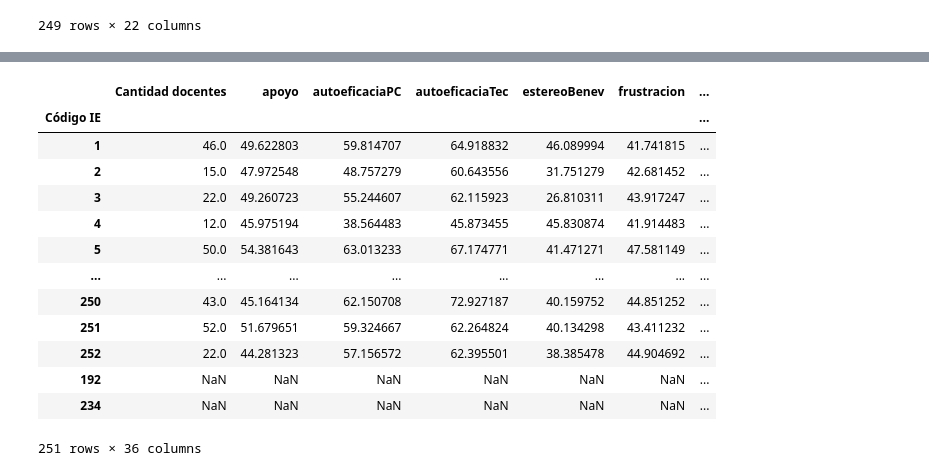
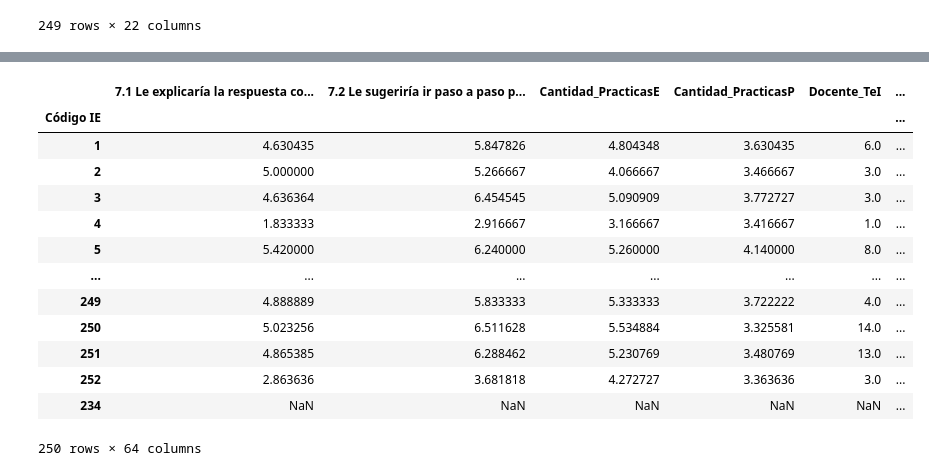
Before and after one commit to Grupo-Informatica-Educativa/CFK2022, a Jupyter notebook: utils/cleaners/Marco_consolidacion/consolidacion_D3.ipynb, the cells around one changed output, grey strips where cells are left out. Drawn from its saved outputs; the diff is of its cells as text; code cells hidden in the pictures.

Commit message:
termine dimension 3

```diff
--- a/utils/cleaners/Marco_consolidacion/consolidacion_D3.ipynb
+++ b/utils/cleaners/Marco_consolidacion/consolidacion_D3.ipynb
@@ -583,8 +597,8 @@ doc_area_d1['Nivel_cant_practicas_ev_area'] =  pd.cut(doc_area_d1['Cantidad_Prac
 # %% [markdown]
 #### Todos los docentes
 # %%
-doc_d1 = doc_escalas.pivot_table(index=['Código IE'], values=list(agg_funcs.keys()), aggfunc=agg_funcs).rename(columns={'N registro':'Cantidad docentes'})
-doc_d1
+doc_d3 = doc_escalas.pivot_table(index=['Código IE'], values=list(agg_funcs.keys()), aggfunc=agg_funcs).rename(columns={'N registro':'Cantidad docentes'})
+doc_d3
 # %% [output]
 |  | 7.1 Le explicaría la respuesta co... | 7.2 Le sugeriría ir paso a paso p... | Cantidad_PracticasE | Cantidad_PracticasP | Docente_TeI | ... |
 | Código IE |  |  |  |  |  | ... |
@@ -601,10 +615,12 @@ doc_d1
 | 252 | 2.863636 | 3.681818 | 4.272727 | 3.363636 | 3 | ... |
 249 rows × 22 columns
 # %%
-doc_d1['Fraccion_no_conoce'] = 100*doc_d1['No conocePC']/doc_d1['Cantidad docentes']
+doc_d3['Fraccion_no_conoce'] = 100*doc_d3['No conocePC']/doc_d3['Cantidad docentes']
 
-doc_d1['Fraccion_formado_noimplementa'] = 100*(doc_d1['Formado_noI']/doc_d1['Formado'])
-doc_d1
+doc_d3['Fraccion_formado_noimplementa'] = 100*(doc_d3['Formado_noI']/doc_d3['Formado'])
+
+doc_d3['Fraccion_reconoce_importancia'] = 100*(doc_d3['ReconoceImportancia']/doc_d3['Cantidad docentes'])
+doc_d3
 # %% [output]
 |  | 7.1 Le explicaría la respuesta co... | 7.2 Le sugeriría ir paso a paso p... | Cantidad_PracticasE | Cantidad_PracticasP | Docente_TeI | ... |
 | Código IE |  |  |  |  |  | ... |
@@ -629,4 +655,18 @@ doc_d1['Nivel SentidoC'] =  pd.cut(doc_d1['sentidoComunidad'], bins=[0, 50, 60,1
+# %%
+doc_d3['Nivel no_conoce_g'] =  pd.cut(doc_d3['Fraccion_no_conoce'], bins=[0,30,50,100], labels=['5','1B','1A'], include_lowest=True)
+
+doc_d3['Nivel formado_no_i_g'] =  pd.cut(doc_d3['Fraccion_formado_noimplementa'], bins=[0, 30,100], labels=['5','1A'], include_lowest=True)
+
+doc_d3['Nivel SentidoC_g'] =  pd.cut(doc_d3['sentidoComunidad'], bins=[0, 50, 60,100], labels=['3','4', '5'], include_lowest=True)
+
+doc_d3['Nivel autoeficaciaPC_g'] =  pd.cut(doc_d3['autoeficaciaPC'], bins=[0,20,40,60,80,100], labels=['1B','2A','3','4', '5'], include_lowest=True)
+
+doc_d3['Nivel explicaria_g'] = pd.cut(doc_d3['7.1 Le explicaría la respuesta correcta'],
+ bins=[0,5,7,10],labels=['5','2A', '1B'], include_lowest=True)
+
+doc_d3['Nivel reconoceI_g'] =  pd.cut(doc_d3['Fraccion_reconoce_importancia'], bins=[0,50,100], labels=['2A','5'], include_lowest=True)
+doc_d3['Nivel err_conceptual_g'] =  pd.cut(doc_d3['Fraccion_reconoce_importancia'], bins=[0,0.4,0.7,1], labels=['3','4','5'], include_lowest=True)
 # %%
-dimension1 = pd.concat([doc_d1,dir_d1,plan1_d1, plan2_d1],ignore_index=False, axis=1)
-dimension1[dimension1.filter(regex='^Nivel').columns]= dimension1[dimension1.filter(regex='^Nivel').columns].astype(cat_type).fillna("0")
+dimension3 = pd.concat([doc_d3, doc_area_d3,plan1_d3, plan2_d3],ignore_index=False, axis=1)
+dimension3[dimension3.filter(regex='^Nivel').columns]= dimension3[dimension3.filter(regex='^Nivel').columns].astype(cat_type).fillna("0")
 # %%
@@ -649,19 +689,19 @@ dimension1.filter(regex='^Nivel|Dimens')
 # %%
-dimension1['Dimensión 1'] = dimension1.filter(regex='^Nivel').min(axis=1)
-dimension1
+dimension3['Dimensión 3'] = dimension3.filter(regex='^Nivel').min(axis=1)
+dimension3
 # %% [output]
-|  | Cantidad docentes | apoyo | autoeficaciaPC | autoeficaciaTec | estereoBenev | frustracion | ... |
-| Código IE |  |  |  |  |  |  | ... |
-| 1 | 46.0 | 49.622803 | 59.814707 | 64.918832 | 46.089994 | 41.741815 | ... |
-| 2 | 15.0 | 47.972548 | 48.757279 | 60.643556 | 31.751279 | 42.681452 | ... |
-| 3 | 22.0 | 49.260723 | 55.244607 | 62.115923 | 26.810311 | 43.917247 | ... |
-| 4 | 12.0 | 45.975194 | 38.564483 | 45.873455 | 45.830874 | 41.914483 | ... |
-| 5 | 50.0 | 54.381643 | 63.013233 | 67.174771 | 41.471271 | 47.581149 | ... |
-| ... | ... | ... | ... | ... | ... | ... | ... |
-| 250 | 43.0 | 45.164134 | 62.150708 | 72.927187 | 40.159752 | 44.851252 | ... |
-| 251 | 52.0 | 51.679651 | 59.324667 | 62.264824 | 40.134298 | 43.411232 | ... |
-| 252 | 22.0 | 44.281323 | 57.156572 | 62.395501 | 38.385478 | 44.904692 | ... |
-| 192 | NaN | NaN | NaN | NaN | NaN | NaN | ... |
-| 234 | NaN | NaN | NaN | NaN | NaN | NaN | ... |
+|  | 7.1 Le explicaría la respuesta co... | 7.2 Le sugeriría ir paso a paso p... | Cantidad_PracticasE | Cantidad_PracticasP | Docente_TeI | ... |
+| Código IE |  |  |  |  |  | ... |
+| 1 | 4.630435 | 5.847826 | 4.804348 | 3.630435 | 6.0 | ... |
+| 2 | 5.000000 | 5.266667 | 4.066667 | 3.466667 | 3.0 | ... |
+| 3 | 4.636364 | 6.454545 | 5.090909 | 3.772727 | 3.0 | ... |
+| 4 | 1.833333 | 2.916667 | 3.166667 | 3.416667 | 1.0 | ... |
+| 5 | 5.420000 | 6.240000 | 5.260000 | 4.140000 | 8.0 | ... |
+| ... | ... | ... | ... | ... | ... | ... |
+| 249 | 4.888889 | 5.833333 | 5.333333 | 3.722222 | 4.0 | ... |
+| 250 | 5.023256 | 6.511628 | 5.534884 | 3.325581 | 14.0 | ... |
+| 251 | 4.865385 | 6.288462 | 5.230769 | 3.480769 | 13.0 | ... |
+| 252 | 2.863636 | 3.681818 | 4.272727 | 3.363636 | 3.0 | ... |
+| 234 | NaN | NaN | NaN | NaN | NaN | ... |
-251 rows × 36 columns
+250 rows × 64 columns
 # %%
```
Also changed, not shown: parts of 10 cells of this notebook, 3 other files.
